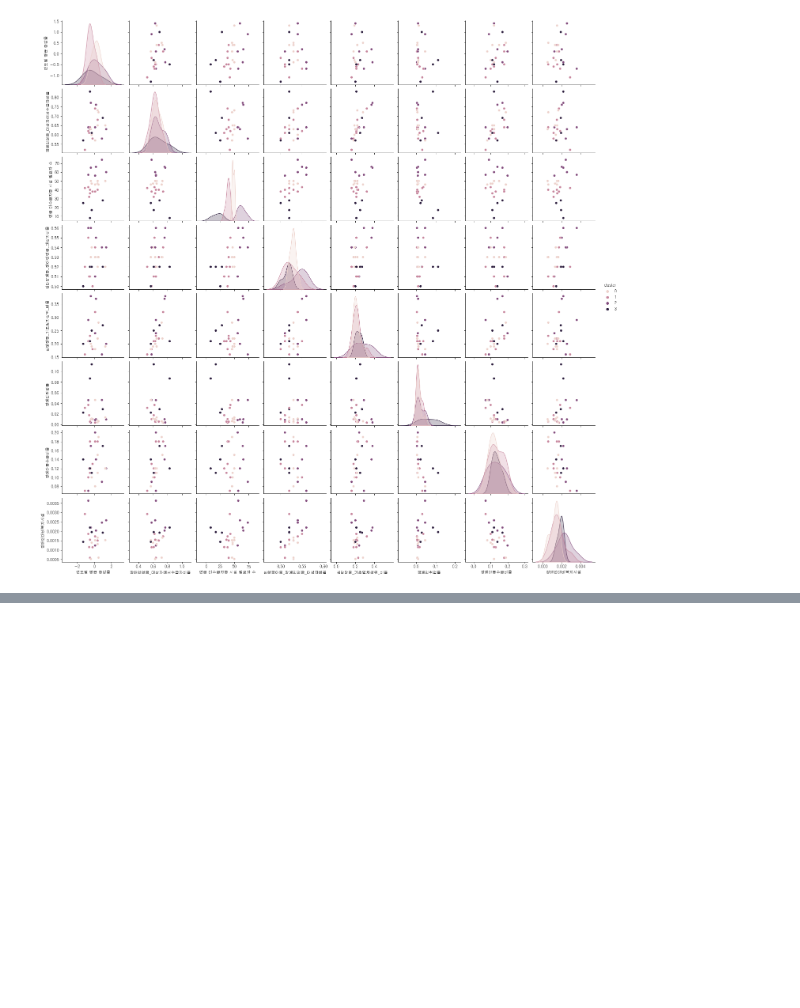
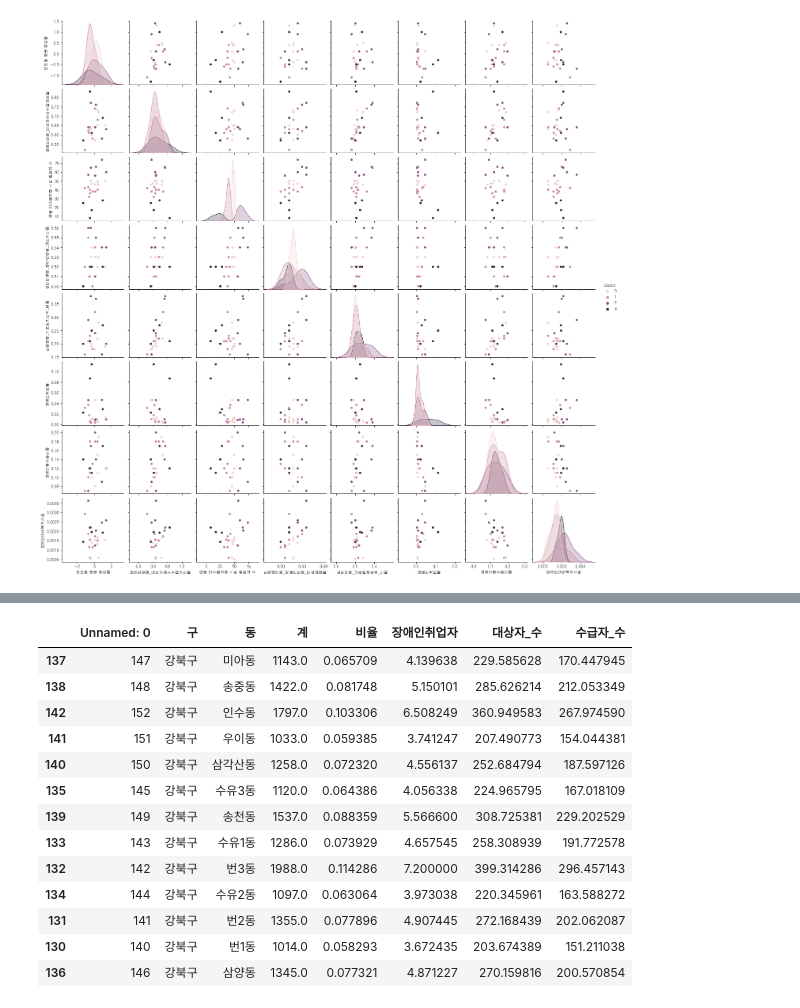
Before and after one commit to Toddbear20/Taxi_project, a Jupyter notebook: welfare.ipynb, the cells around one changed output, grey strips where cells are left out. Cells and saved outputs as stored; diff of their text form; code cells hidden in the pictures; blank space fills up the shorter version.

```diff
--- a/welfare.ipynb
+++ b/welfare.ipynb
@@ -1130,0 +1212,4 @@ b - 10893
+# %%
+li=df_dong['구'].unique().tolist()
+li=sorted(li)
+li
@@ -1130,0 +1234,3 @@ b - 10893
+# %%
+df_dong=df_dong.sort_values('구')
+df_dong
@@ -1130,0 +1270,4 @@ b - 10893
+# %%
+df_yeon = pd.read_csv('연금대상자및수급자.csv')
+df_yeon = df_yeon.set_index('통계시군구명')
+df_yeon
@@ -1130,0 +1293,24 @@ b - 10893
+# %%
+lis = []
+for i in li:
+    df = df_dong[df_dong['구'] == i]
+    df['장애인취업자'] = df_dong['비율']*df_sort.loc[i][0]
+    df['대상자_수'] = df_dong['비율']*df_yeon.loc[i][0]
+    df['수급자_수'] = df_dong['비율']*df_yeon.loc[i][1]
+    lis.append(df)
+lis[2]
+# %% [output]
+|  | Unnamed: 0 | 구 | 동 | 계 | 비율 | 장애인취업자 | 대상자_수 | 수급자_수 |
+| 137 | 147 | 강북구 | 미아동 | 1143.0 | 0.065709 | 4.139638 | 229.585628 | 170.447945 |
+| 138 | 148 | 강북구 | 송중동 | 1422.0 | 0.081748 | 5.150101 | 285.626214 | 212.053349 |
+| 142 | 152 | 강북구 | 인수동 | 1797.0 | 0.103306 | 6.508249 | 360.949583 | 267.974590 |
+| 141 | 151 | 강북구 | 우이동 | 1033.0 | 0.059385 | 3.741247 | 207.490773 | 154.044381 |
+| 140 | 150 | 강북구 | 삼각산동 | 1258.0 | 0.072320 | 4.556137 | 252.684794 | 187.597126 |
+| 135 | 145 | 강북구 | 수유3동 | 1120.0 | 0.064386 | 4.056338 | 224.965795 | 167.018109 |
+| 139 | 149 | 강북구 | 송천동 | 1537.0 | 0.088359 | 5.566600 | 308.725381 | 229.202529 |
+| 133 | 143 | 강북구 | 수유1동 | 1286.0 | 0.073929 | 4.657545 | 258.308939 | 191.772578 |
+| 132 | 142 | 강북구 | 번3동 | 1988.0 | 0.114286 | 7.200000 | 399.314286 | 296.457143 |
+| 134 | 144 | 강북구 | 수유2동 | 1097.0 | 0.063064 | 3.973038 | 220.345961 | 163.588272 |
+| 131 | 141 | 강북구 | 번2동 | 1355.0 | 0.077896 | 4.907445 | 272.168439 | 202.062087 |
+| 130 | 140 | 강북구 | 번1동 | 1014.0 | 0.058293 | 3.672435 | 203.674389 | 151.211038 |
+| 136 | 146 | 강북구 | 삼양동 | 1345.0 | 0.077321 | 4.871227 | 270.159816 | 200.570854 |
```
Also changed, not shown: parts of 20 cells of this notebook, 3 other files.
